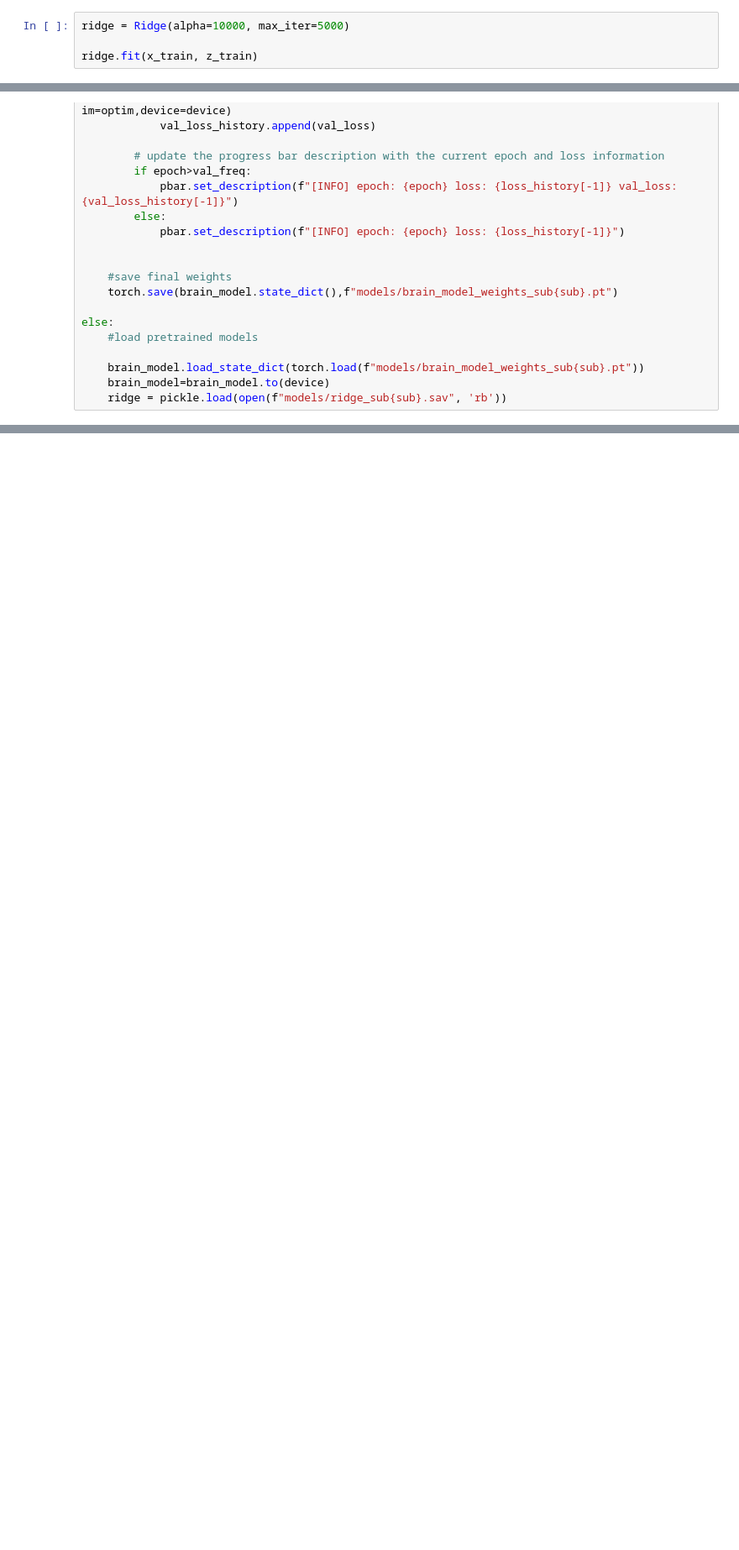
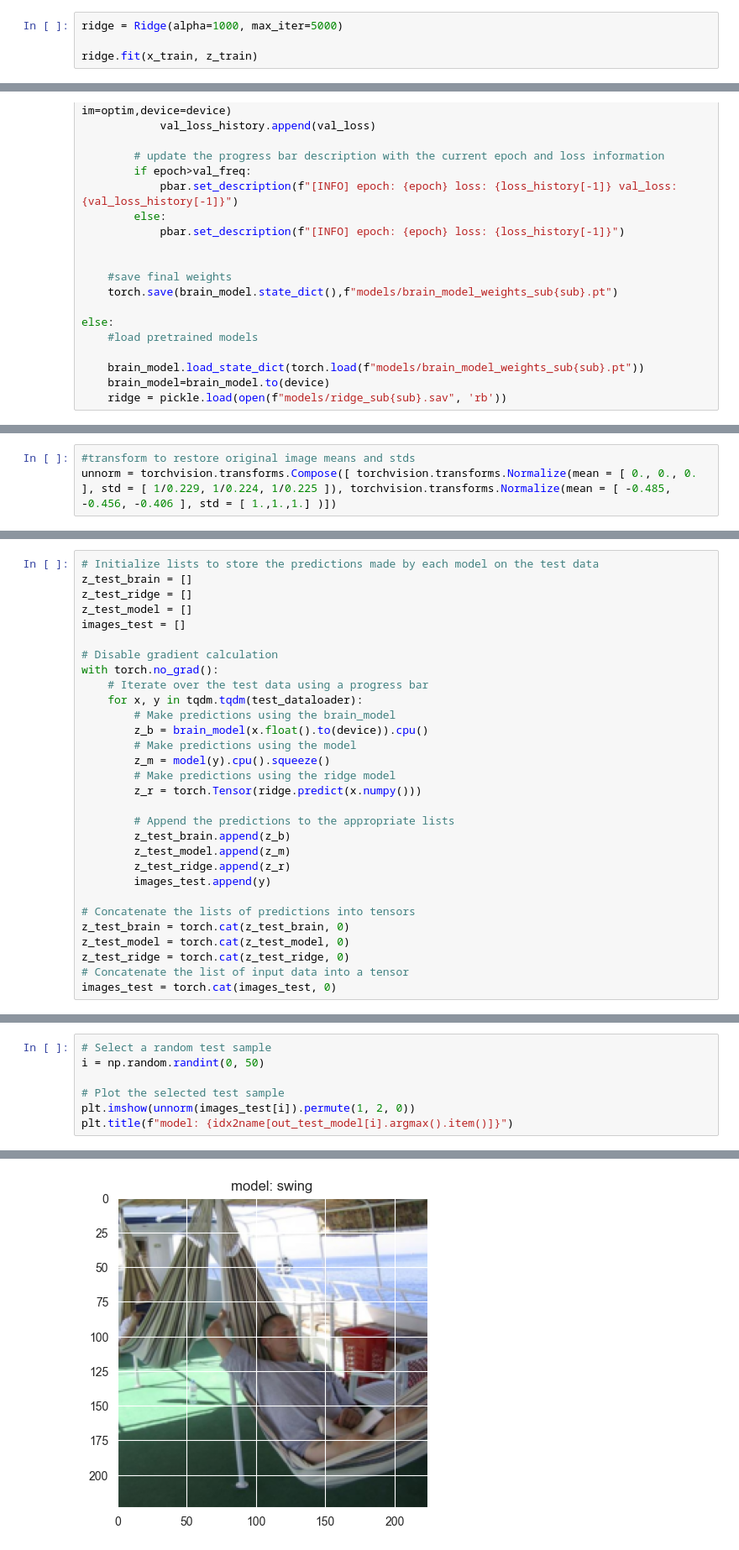
Before and after one commit to RojaAtashkar/GenericObjectDecoding, a Jupyter notebook: BrainDecoding.ipynb, the cells around one changed output, grey strips where cells are left out. Shown at 84% size. Saved outputs shown, nothing was run; the diff lists cells and outputs as text; blank space fills up the shorter version.

```diff
--- a/BrainDecoding.ipynb
+++ b/BrainDecoding.ipynb
@@ -294,7 +332,7 @@ print(ridge_regressor.best_score_)
 {'alpha': 10000}
 -0.18195555745550646
 # %%
-ridge = Ridge(alpha=10000, max_iter=5000)
+ridge = Ridge(alpha=1000, max_iter=5000)
 
 ridge.fit(x_train, z_train)
 # %% [output]
@@ -574,0 +604,3 @@ print("rmse", mean_squared_error(z_test, test_predict))
+# %%
+#transform to restore original image means and stds
+unnorm = torchvision.transforms.Compose([ torchvision.transforms.Normalize(mean = [ 0., 0., 0. ], std = [ 1/0.229, 1/0.224, 1/0.225 ]), torchvision.transforms.Normalize(mean = [ -0.485, -0.456, -0.406 ], std = [ 1.,1.,1.] )])
@@ -574,0 +633,30 @@ print("rmse", mean_squared_error(z_test, test_predict))
+# %%
+# Initialize lists to store the predictions made by each model on the test data
+z_test_brain = []
+z_test_ridge = []
+z_test_model = []
+images_test = []
+
+# Disable gradient calculation
+with torch.no_grad():
+    # Iterate over the test data using a progress bar
+    for x, y in tqdm.tqdm(test_dataloader):
+        # Make predictions using the brain_model
+        z_b = brain_model(x.float().to(device)).cpu()
+        # Make predictions using the model
+        z_m = model(y).cpu().squeeze()
+        # Make predictions using the ridge model
+        z_r = torch.Tensor(ridge.predict(x.numpy()))
+
+        # Append the predictions to the appropriate lists
+        z_test_brain.append(z_b)
+        z_test_model.append(z_m)
+        z_test_ridge.append(z_r)
+        images_test.append(y)
+
+# Concatenate the lists of predictions into tensors
+z_test_brain = torch.cat(z_test_brain, 0)
+z_test_model = torch.cat(z_test_model, 0)
+z_test_ridge = torch.cat(z_test_ridge, 0)
+# Concatenate the list of input data into a tensor
+images_test = torch.cat(images_test, 0)
@@ -574,0 +678,8 @@ print("rmse", mean_squared_error(z_test, test_predict))
+# %%
+# Select a random test sample
+i = np.random.randint(0, 50)
+
+# Plot the selected test sample
+plt.imshow(unnorm(images_test[i]).permute(1, 2, 0))
+plt.title(f"model: {idx2name[out_test_model[i].argmax().item()]}")
+# %% [output]
@@ -574,0 +687 @@ print("rmse", mean_squared_error(z_test, test_predict))
+[figure, added]
```
Also changed, not shown: parts of 43 cells of this notebook, 2 other files.
